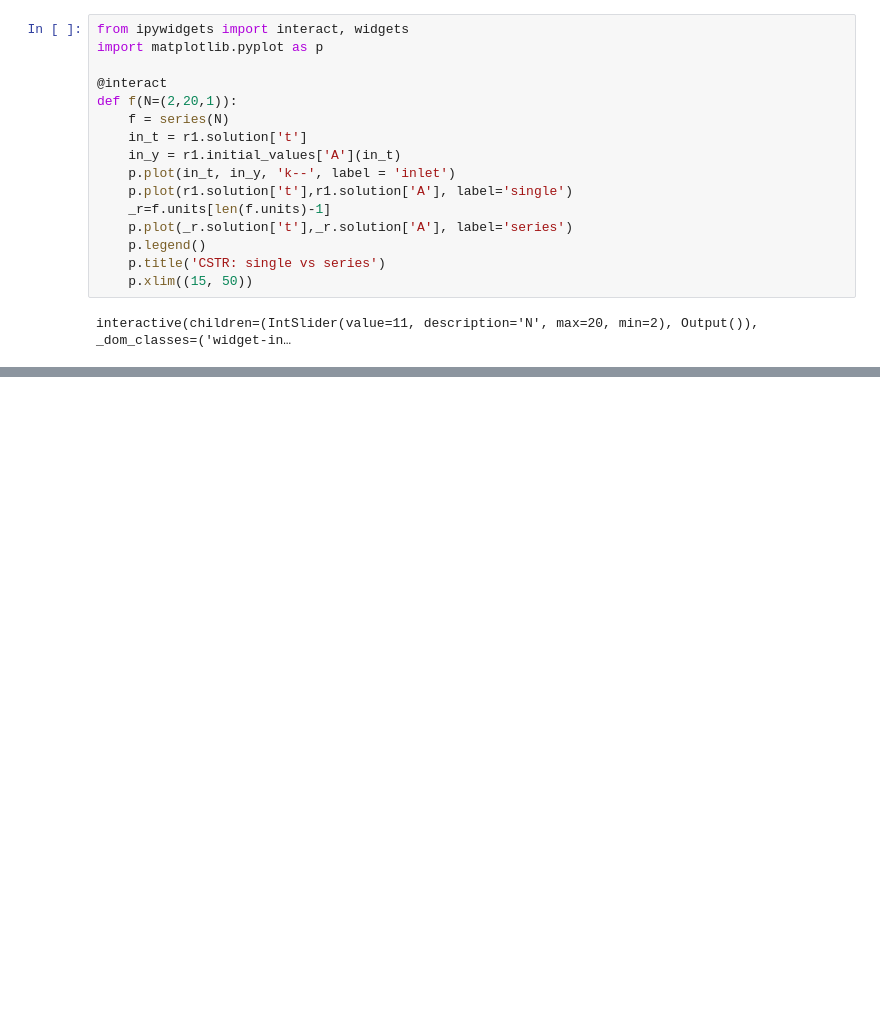
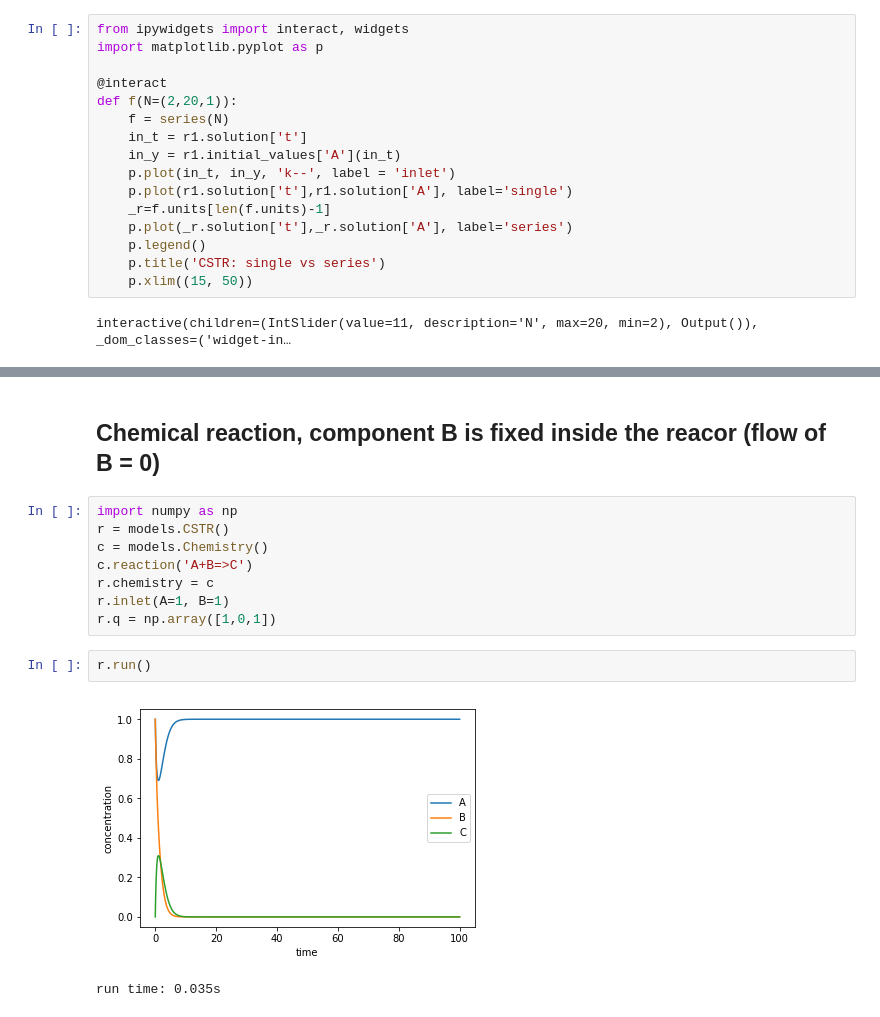
Before and after one commit to dorox/react, a Jupyter notebook: notebooks/Flowsheet.ipynb, the cells around one changed output, grey strips where cells are left out. Drawn from its saved outputs; the diff is of its cells as text; blank space fills up the shorter version.

```diff
--- a/notebooks/Flowsheet.ipynb
+++ b/notebooks/Flowsheet.ipynb
@@ -126,0 +165,15 @@ interactive(children=(IntSlider(value=11, description='N', max=20, min=2), Outpu
+# %% [markdown]
+## Chemical reaction, component B is fixed inside the reacor (flow of B = 0)
+# %%
+import numpy as np
+r = models.CSTR()
+c = models.Chemistry()
+c.reaction('A+B=>C')
+r.chemistry = c
+r.inlet(A=1, B=1)
+r.q = np.array([1,0,1])
+# %%
+r.run()
+# %% [output]
+[figure, added]
+run time: 0.035s
```
Also changed, not shown: parts of 12 cells of this notebook, 4 other files.
